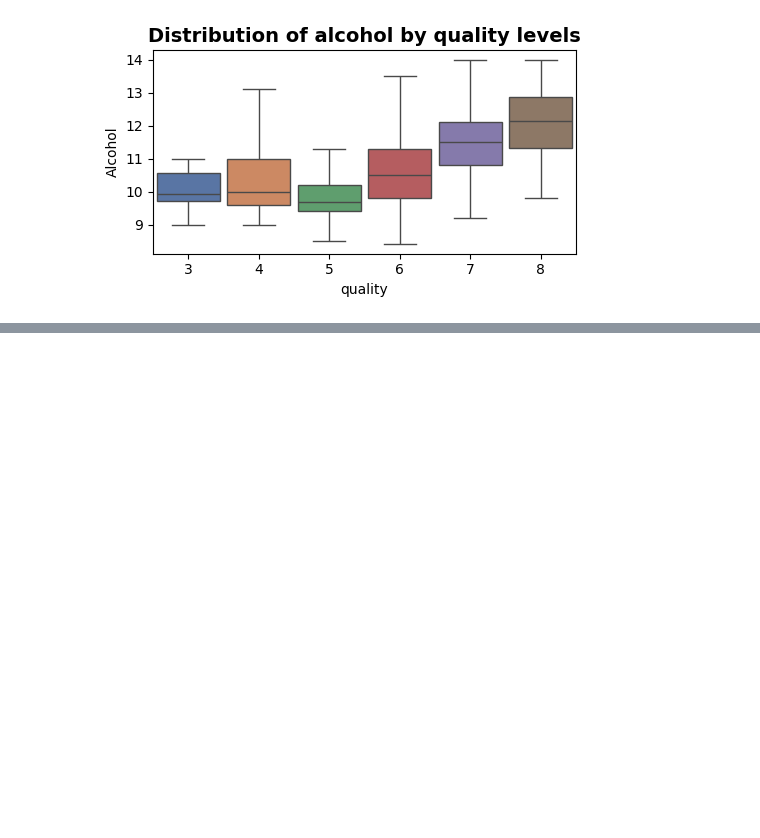
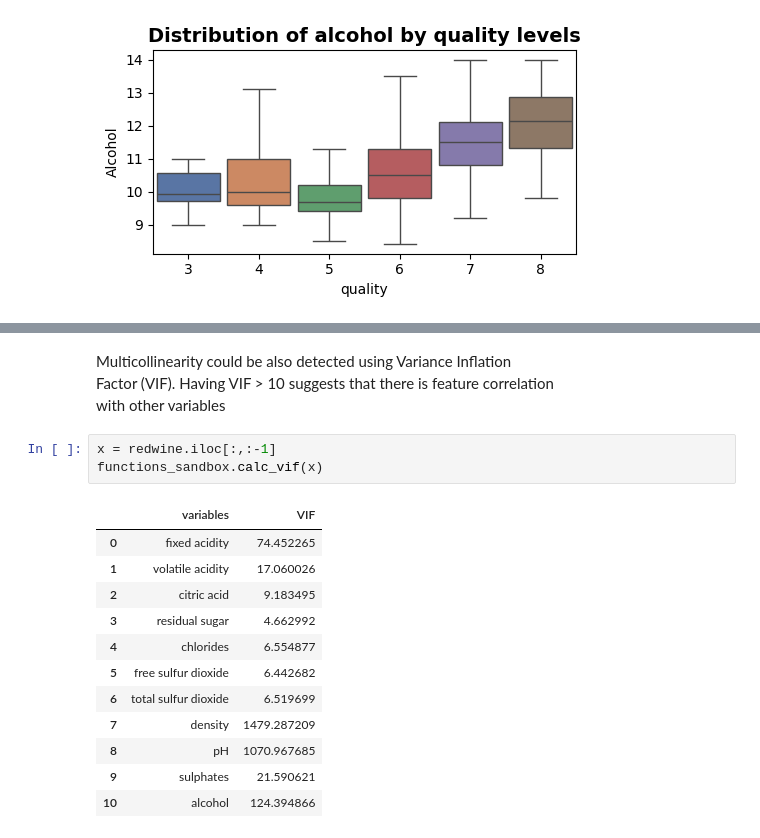
Before and after one commit to ShariYo/Modul2_Sprint3, a Jupyter notebook: project/main.ipynb, the cells around one changed output, grey strips where cells are left out. Cells and saved outputs as stored; diff of their text form; blank space fills up the shorter version.

Commit message:
project VIF on variables

```diff
--- a/project/main.ipynb
+++ b/project/main.ipynb
@@ -266,0 +298,20 @@ f_boxplot(
+# %% [markdown]
+Multicollinearity could be also detected using Variance Inflation
+Factor (VIF). Having VIF > 10 suggests that there is feature correlation
+with other variables
+# %%
+x = redwine.iloc[:,:-1]
+functions_sandbox.calc_vif(x)
+# %% [output]
+|  | variables | VIF |
+| 0 | fixed acidity | 74.452265 |
+| 1 | volatile acidity | 17.060026 |
+| 2 | citric acid | 9.183495 |
+| 3 | residual sugar | 4.662992 |
+| 4 | chlorides | 6.554877 |
+| 5 | free sulfur dioxide | 6.442682 |
+| 6 | total sulfur dioxide | 6.519699 |
+| 7 | density | 1479.287209 |
+| 8 | pH | 1070.967685 |
+| 9 | sulphates | 21.590621 |
+| 10 | alcohol | 124.394866 |
```
Also changed, not shown: parts of 12 cells of this notebook, 1 other file.
